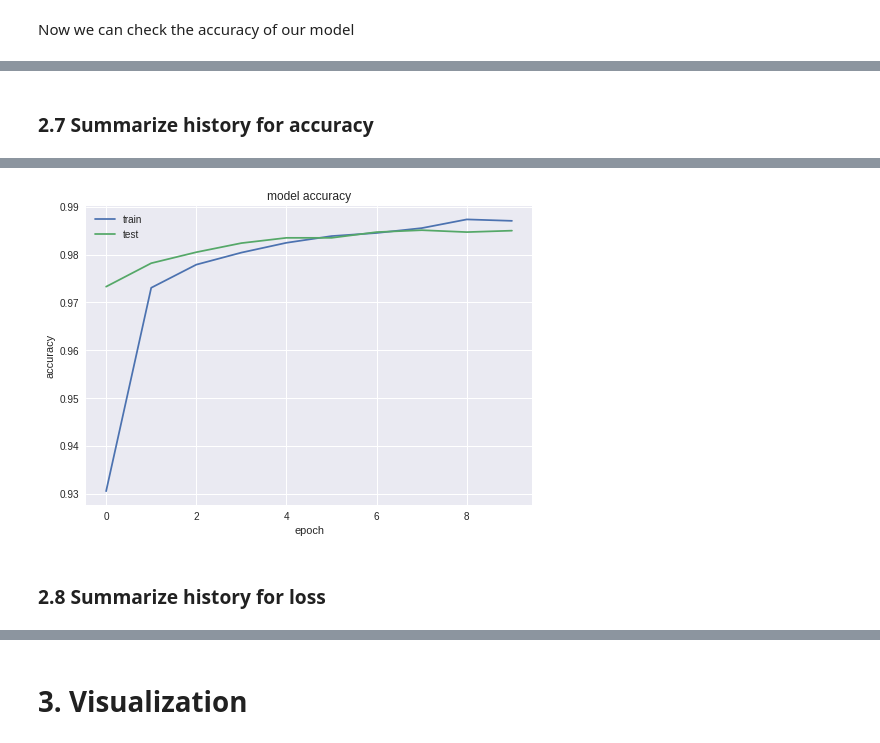
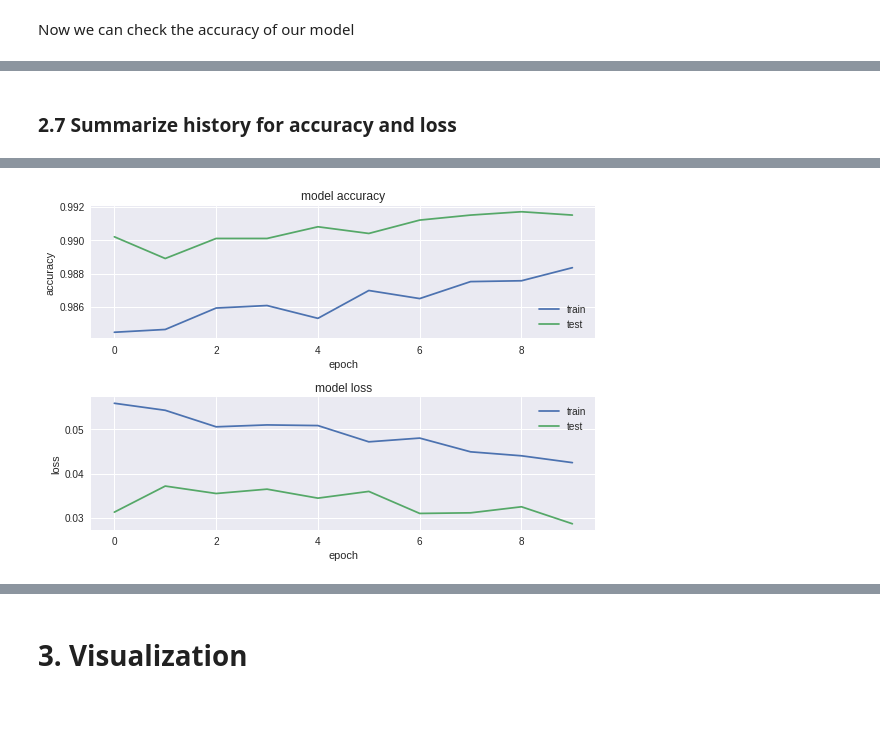
Before and after one commit to DavorJordacevic/TensorFlow-Keras-Neural-Networks, a Jupyter notebook: Convolutional_neural_network_with_Keras_Digits.ipynb, the cells around one changed output, grey strips where cells are left out. Cells and saved outputs as stored; diff of their text form; code cells hidden in the pictures; blank space fills up the shorter version.

```diff
--- a/Convolutional_neural_network_with_Keras_Digits.ipynb
+++ b/Convolutional_neural_network_with_Keras_Digits.ipynb
@@ -109,10 +113,13 @@ To make this work in keras we need to compile a model. An important choice to ma
 # create a model
 def create_model():
   model = Sequential()
-  model.add(Conv2D(64,input_shape=(28,28,1),padding="same", kernel_size=(3, 3),activation='relu'))
+  model.add(Conv2D(32,input_shape=(28,28,1),padding="same", kernel_size=(3, 3),activation='relu'))
+  model.add(Conv2D(64,kernel_size=(3,3),activation='relu'))
   model.add(MaxPooling2D(pool_size=(2, 2)))
   model.add(Dropout(0.25))
   model.add(Flatten())
+  model.add(Dense(64,activation='relu'))
+  model.add(Dropout(0.5))
   model.add(Dense(10, activation='softmax'))
 
   # Compile a model
@@ -146,7 +153,7 @@ Let's trains the model for a given number of epochs.
 results = model.fit(
  X_train, y_train,
  epochs= training_epochs,
- batch_size = 64,
+ batch_size = 128,
  validation_data = (X_test, y_test),
  verbose = 2
 )
@@ -205,11 +212,28 @@ loss=0.0471, accuracy: 98.5000%
 # %% [markdown]
-### 2.7 Summarize history for accuracy
+### 2.7 Summarize history for accuracy and loss
 # %%
 # summarize history for accuracy
+plt.subplot(211)
 plt.plot(results.history['acc'])
 plt.plot(results.history['val_acc'])
 plt.title('model accuracy')
 plt.ylabel('accuracy')
 plt.xlabel('epoch')
 plt.legend(['train', 'test'], loc='down right')
+
+# summarize history for loss
+plt.subplot(212)
+plt.plot(results.history['loss'])
+plt.plot(results.history['val_loss'])
+plt.title('model loss')
+plt.ylabel('loss')
+plt.xlabel('epoch')
+plt.legend(['train', 'test'], loc='upper right')
+plt.tight_layout()
+
+max_loss = np.max(results.history['loss'])
+min_loss = np.min(results.history['loss'])
+print("Maximum Loss : {:.4f}".format(max_loss))
+print("Minimum Loss : {:.4f}".format(min_loss))
+print("Loss difference : {:.4f}".format((max_loss - min_loss)))
 # %% [output]
@@ -217,3 +243 @@ plt.legend(['train', 'test'], loc='down right')
-[figure, old version]
+[figure, new version]
-# %% [markdown]
-### 2.8 Summarize history for loss
```
Also changed, not shown: parts of 14 cells of this notebook.
